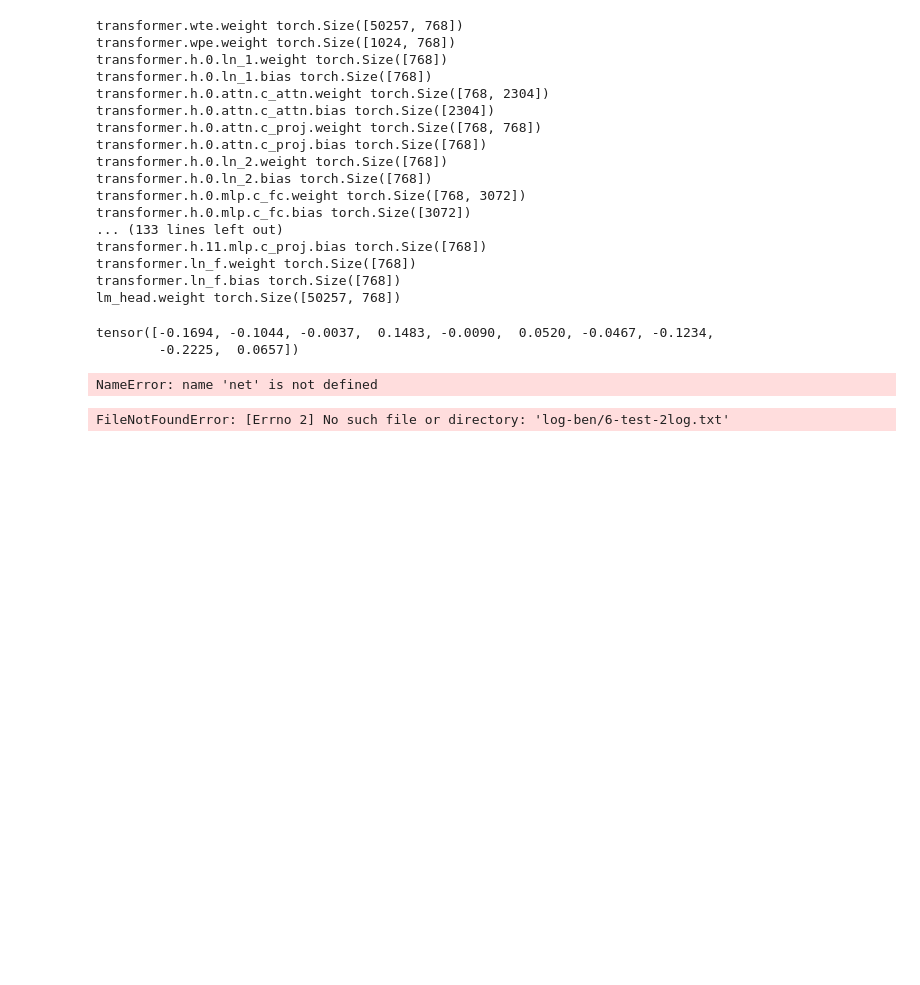
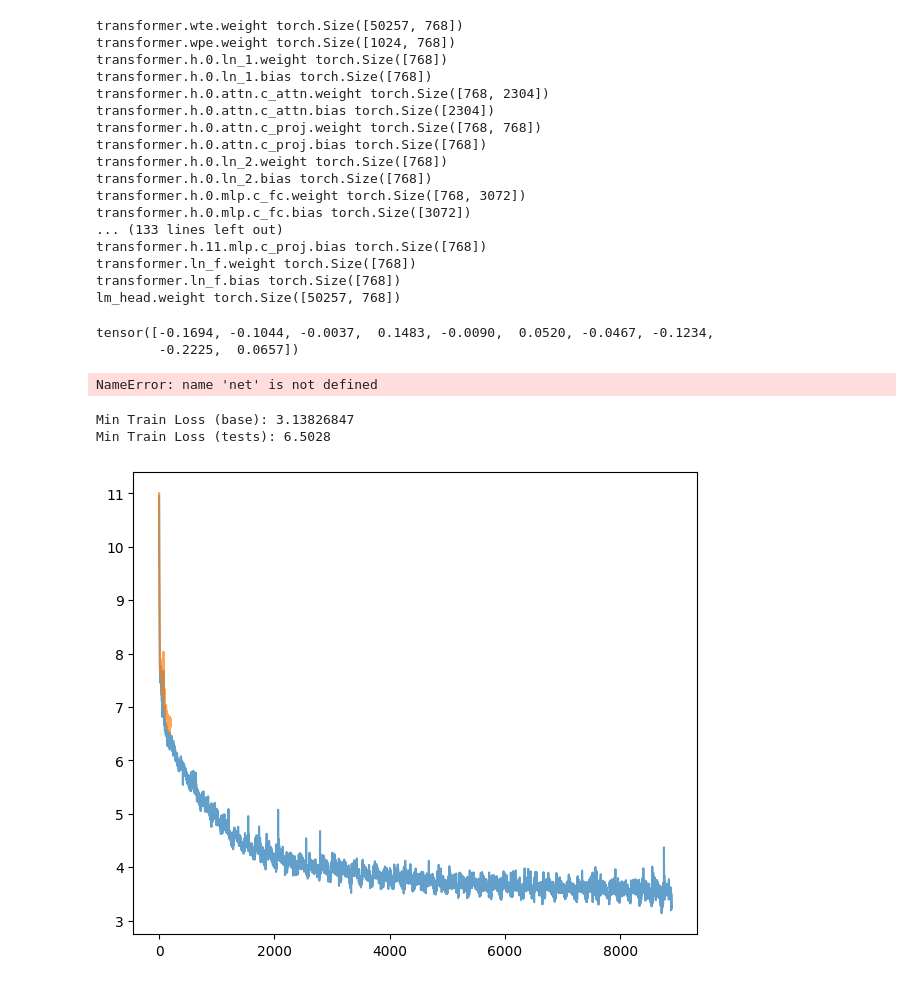
Before and after one commit to Vervious/gpt, a Jupyter notebook: play.ipynb, the cells around one changed output. Cells and saved outputs as stored; diff of their text form; code cells hidden in the pictures; blank space fills up the shorter version.

```diff
--- a/play.ipynb
+++ b/play.ipynb
@@ -221,9 +221,9 @@ def gen_points(filename):
         streams_xy[k] = list(zip(*xy))
     return streams_xy
 
-basename = "6-test-2-"
+basename = "7-test-2"
 streams_xy_0 = gen_points("log-ben/0-gpt-log.txt")
-streams_xy_test = gen_points(f"log-ben/{basename}log.txt")
+streams_xy_test = gen_points(f"log-ben/{basename}-log.txt")
 
 # create figure
 plt.figure(figsize=(16, 6))
@@ -252,31 +252,33 @@ plt.savefig(f"img/{basename}i.png")
 # xs, ys = streams_xy_0["val"] # validation loss
 # plt.plot(xs, ys, label=f'nanogpt ({sz}) val loss base')
 # # horizontal line at GPT-2 baseline
 # if loss_baseline is not None:
 #     plt.axhline(y=loss_baseline, color='r', linestyle='--', label=f"OpenAI GPT-2 ({sz}) checkpoint val loss")
 # plt.xlabel("steps")
 # plt.ylabel("loss")
 # plt.yscale('log')
 # plt.ylim(top=8.0)
 # plt.xlim(right=30000)
 # plt.legend()
 # plt.title("Loss")
 # print("Min Validation Loss:", min(ys))
 
 # # Panel 2: HellaSwag eval
 # plt.subplot(122)
 # xs, ys = streams_xy_test["hellaswag"] # HellaSwag eval
 # ys = np.array(ys)
 # plt.plot(xs, ys, label=f"nanogpt ({sz})")
 # # horizontal line at GPT-2 baseline
 # if hella2_baseline:
 #     plt.axhline(y=hella2_baseline, color='r', linestyle='--', label=f"OpenAI GPT-2 ({sz}) checkpoint")
 # if hella3_baseline:
 #     plt.axhline(y=hella3_baseline, color='g', linestyle='--', label=f"OpenAI GPT-3 ({sz}) checkpoint")
 # plt.xlabel("steps")
 # plt.ylabel("accuracy")
 # plt.legend()
 # plt.title("HellaSwag eval")
 # print("Max Hellaswag eval:", max(ys))
 # %% [output]
-FileNotFoundError: [Errno 2] No such file or directory: 'log-ben/6-test-2log.txt'
+Min Train Loss (base): 3.13826847
+Min Train Loss (tests): 6.5028
+[figure, added]
```
Also changed, not shown: 5 other files.
